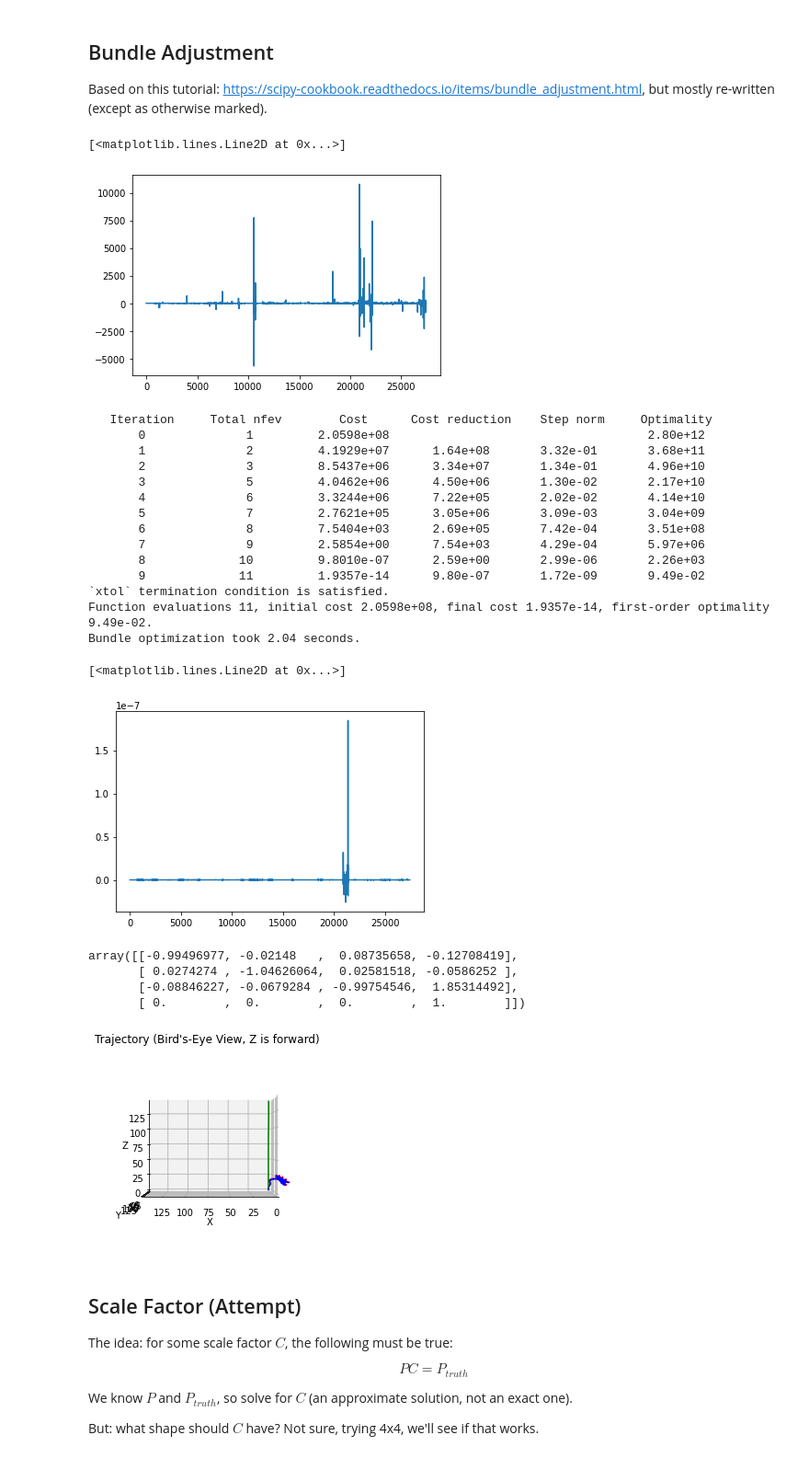
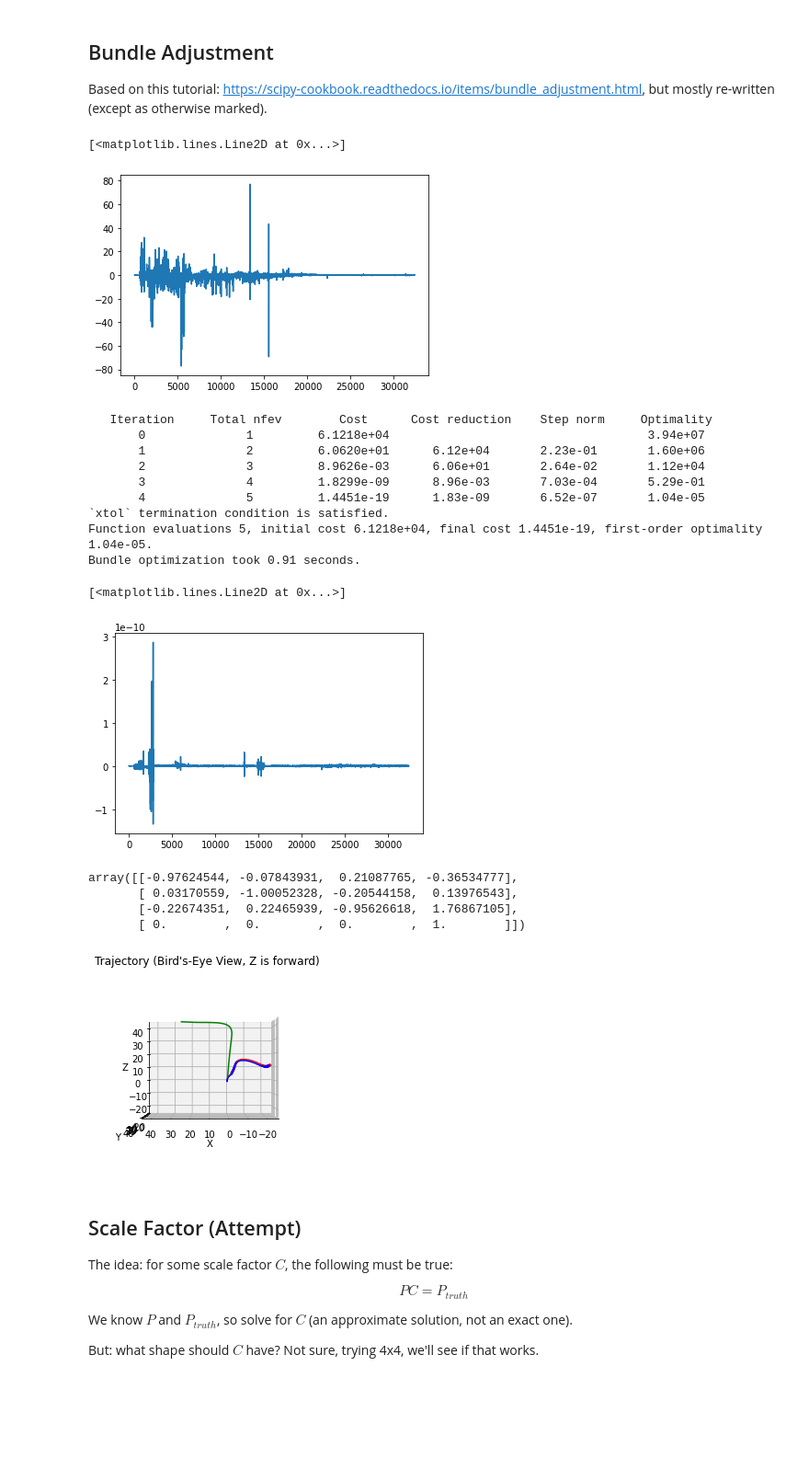
Before and after one commit to ariporad/comprobo-vision-project, a Jupyter notebook: main.ipynb, the cells around one changed output. Shown: that part at 92% size. Saved outputs shown, nothing was run; the diff lists cells and outputs as text; code cells hidden in the pictures; blank space fills up the shorter version.

```diff
--- a/main.ipynb
+++ b/main.ipynb
@@ -12,9 +12,9 @@ from time import perf_counter
 from matplotlib import pyplot as plt
 
 kitti_dir = 'kitti'
-kitti_sequence = '04'
+kitti_sequence = '00'
 
-kitti = pykitti.odometry(kitti_dir, kitti_sequence, frames=range(0, 200, 2))
+kitti = pykitti.odometry(kitti_dir, kitti_sequence, frames=range(50, 200, 2))
 # %% [markdown]
 ## Detect Features
 # %%
@@ -426,7 +425,7 @@ plt.figure()
 plt.plot(residual0)
 # %% [output]
 [<matplotlib.lines.Line2D at 0x...>]
-[figure, old version]
+[figure, new version]
 # %%
 from scipy.optimize import least_squares
 from scipy.sparse import lil_matrix
@@ -454,25 +453,20 @@ duration = perf_counter() - start_time
 print(f"Bundle optimization took {duration:.2f} seconds.")
 # %% [output]
    Iteration     Total nfev        Cost      Cost reduction    Step norm     Optimality
-       0              1         2.0598e+08                                    2.80e+12
-       1              2         4.1929e+07      1.64e+08       3.32e-01       3.68e+11
-       2              3         8.5437e+06      3.34e+07       1.34e-01       4.96e+10
-       3              5         4.0462e+06      4.50e+06       1.30e-02       2.17e+10
-       4              6         3.3244e+06      7.22e+05       2.02e-02       4.14e+10
-       5              7         2.7621e+05      3.05e+06       3.09e-03       3.04e+09
-       6              8         7.5404e+03      2.69e+05       7.42e-04       3.51e+08
-       7              9         2.5854e+00      7.54e+03       4.29e-04       5.97e+06
-       8             10         9.8010e-07      2.59e+00       2.99e-06       2.26e+03
-       9             11         1.9357e-14      9.80e-07       1.72e-09       9.49e-02
+       0              1         6.1218e+04                                    3.94e+07
+       1              2         6.0620e+01      6.12e+04       2.23e-01       1.60e+06
+       2              3         8.9626e-03      6.06e+01       2.64e-02       1.12e+04
+       3              4         1.8299e-09      8.96e-03       7.03e-04       5.29e-01
+       4              5         1.4451e-19      1.83e-09       6.52e-07       1.04e-05
 `xtol` termination condition is satisfied.
-Function evaluations 11, initial cost 2.0598e+08, final cost 1.9357e-14, first-order optimality 9.49e-02.
-Bundle optimization took 2.04 seconds.
+Function evaluations 5, initial cost 6.1218e+04, final cost 1.4451e-19, first-order optimality 1.04e-05.
+Bundle optimization took 0.91 seconds.
 # %%
 plt.figure()
 plt.plot(res.fun)
 # %% [output]
 [<matplotlib.lines.Line2D at 0x...>]
-[figure, old version]
+[figure, new version]
 # %%
 Ps_flat = res.x[:(FRAME_P_SIZE * n_frames)]
 points3d_flat = res.x[(FRAME_P_SIZE * n_frames):]
@@ -489,9 +483,9 @@ for P in Ps:
 # %%
 poses[5]
 # %% [output]
-array([[-0.99496977, -0.02148   ,  0.08735658, -0.12708419],
-       [ 0.0274274 , -1.04626064,  0.02581518, -0.0586252 ],
-       [-0.08846227, -0.0679284 , -0.99754546,  1.85314492],
+array([[-0.97624544, -0.07843931,  0.21087765, -0.36534777],
+       [ 0.03170559, -1.00052328, -0.20544158,  0.13976543],
+       [-0.22674351,  0.22465939, -0.95626618,  1.76867105],
        [ 0.        ,  0.        ,  0.        ,  1.        ]])
 # %%
 # Copied from above
@@ -502,41 +496,41 @@ def plot_trajectory(ax, poses, scale_factor=1.0, line_color='r', arrow_color='b'
     XYZ *= scale_factor
     UVW *= scale_factor
 
-    MIN = 0
+    MIN = np.min([0, np.min(XYZ), *ax.get_xlim(), *ax.get_ylim(), *ax.get_zlim()])
     MAX = np.max([np.max(XYZ), *ax.get_xlim(), *ax.get_ylim(), *ax.get_zlim()])
 
 #     ax.quiver(
 #         XYZ[::arrow_prop, 0], XYZ[::arrow_prop, 1], XYZ[::arrow_prop, 2],
 #         UVW[::arrow_prop, 0], UVW[::arrow_prop, 1], UVW[::arrow_prop, 2], color=arrow_color)
     ax.plot(XYZ[:, 0], XYZ[:, 1], XYZ[:, 2], line_color)
 
     ax.set_xlim(MIN, MAX)
     ax.set_ylim(MIN, MAX)
     ax.set_zlim(MIN, MAX)
 
 
 fig = plt.figure()
 ax = fig.add_subplot(projection='3d')
 ax.set_xlim(0, 1)
 ax.set_ylim(0, 1)
 ax.set_zlim(0, 1)
 plot_trajectory(ax, original_poses, 1, 'r', 'r')
 plot_trajectory(ax, poses, 1, 'b', 'b')
 gtposes = []
 for p in ground_truth_poses[1:]:
     p = p - ground_truth_poses[0]
     gtposes.append(p)
 plot_trajectory(ax, gtposes[:len(poses)], 1, 'g', 'g')
 
 ax.set_xlabel('X')
 ax.set_ylabel('Y')
 ax.set_zlabel('Z')
 
 ax.view_init(0, 90)
 ax.set_title("Trajectory (Bird's-Eye View, Z is forward)")
 plt.show()
 # %% [output]
-[figure, old version]
+[figure, new version]
 # %% [markdown]
 ## Scale Factor (Attempt)
 
```
Also changed, not shown: parts of 3 cells of this notebook.
